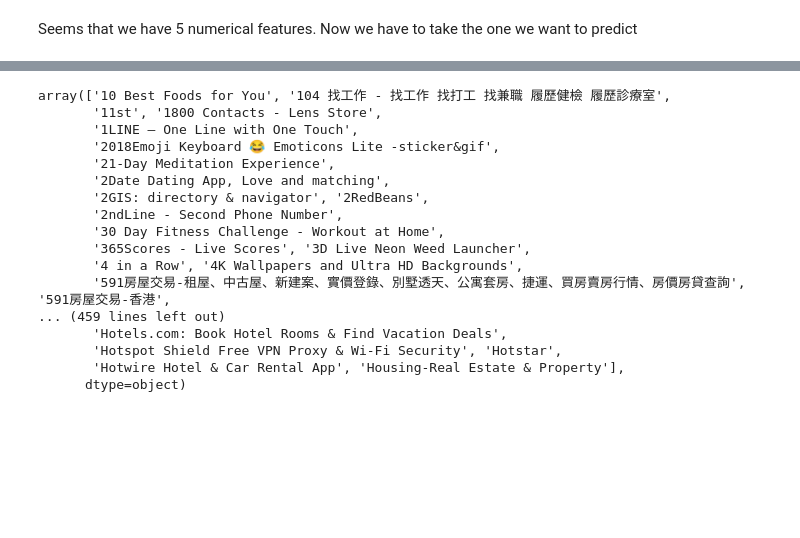
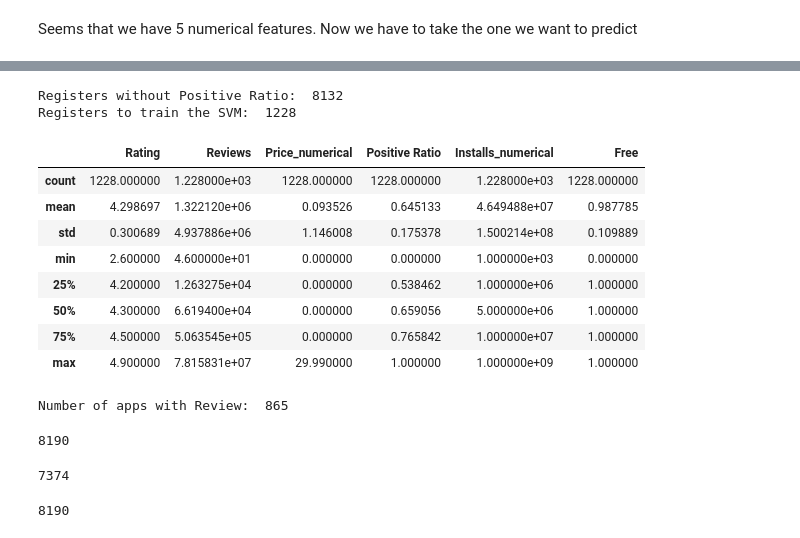
Before and after one commit to ironhack-datalabs/mad-oct-2018, a Jupyter notebook: module-3/lab-supervised-learning-feature-extraction/your-code/main.ipynb, the cells around one changed output, grey strips where cells are left out. Cells and saved outputs as stored; diff of their text form; code cells hidden in the pictures; blank space fills up the shorter version.

```diff
--- a/module-3/lab-supervised-learning-feature-extraction/your-code/main.ipynb
+++ b/module-3/lab-supervised-learning-feature-extraction/your-code/main.ipynb
@@ -696,20 +689,0 @@ display(google_work.head(3))
-# %%
-google_review['App'].unique()
-# %% [output]
-array(['10 Best Foods for You', '104 找工作 - 找工作 找打工 找兼職 履歷健檢 履歷診療室',
-       '11st', '1800 Contacts - Lens Store',
-       '1LINE – One Line with One Touch',
-       '2018Emoji Keyboard 😂 Emoticons Lite -sticker&gif',
-       '21-Day Meditation Experience',
-       '2Date Dating App, Love and matching',
-       '2GIS: directory & navigator', '2RedBeans',
-       '2ndLine - Second Phone Number',
-       '30 Day Fitness Challenge - Workout at Home',
-       '365Scores - Live Scores', '3D Live Neon Weed Launcher',
-       '4 in a Row', '4K Wallpapers and Ultra HD Backgrounds',
-       '591房屋交易-租屋、中古屋、新建案、實價登錄、別墅透天、公寓套房、捷運、買房賣房行情、房價房貸查詢', '591房屋交易-香港',
-... (459 lines left out)
-       'Hotels.com: Book Hotel Rooms & Find Vacation Deals',
-       'Hotspot Shield Free VPN Proxy & Wi-Fi Security', 'Hotstar',
-       'Hotwire Hotel & Car Rental App', 'Housing-Real Estate & Property'],
-      dtype=object)
@@ -715,0 +693,34 @@ array(['10 Best Foods for You', '104 找工作 - 找工作 找打工 找兼職
+# %%
+print('Registers without Positive Ratio: ',len(google_work_to_predict))
+print('Registers to train the SVM: ',len(google_work_to_train))
+# %% [output]
+Registers without Positive Ratio:  8132
+Registers to train the SVM:  1228
+# %%
+google_work_to_train.describe()
+# %% [output]
+|  | Rating | Reviews | Price_numerical | Positive Ratio | Installs_numerical | Free |
+| count | 1228.000000 | 1.228000e+03 | 1228.000000 | 1228.000000 | 1.228000e+03 | 1228.000000 |
+| mean | 4.298697 | 1.322120e+06 | 0.093526 | 0.645133 | 4.649488e+07 | 0.987785 |
+| std | 0.300689 | 4.937886e+06 | 1.146008 | 0.175378 | 1.500214e+08 | 0.109889 |
+| min | 2.600000 | 4.600000e+01 | 0.000000 | 0.000000 | 1.000000e+03 | 0.000000 |
+| 25% | 4.200000 | 1.263275e+04 | 0.000000 | 0.538462 | 1.000000e+06 | 1.000000 |
+| 50% | 4.300000 | 6.619400e+04 | 0.000000 | 0.659056 | 5.000000e+06 | 1.000000 |
+| 75% | 4.500000 | 5.063545e+05 | 0.000000 | 0.765842 | 1.000000e+07 | 1.000000 |
+| max | 4.900000 | 7.815831e+07 | 29.990000 | 1.000000 | 1.000000e+09 | 1.000000 |
+# %%
+print('Number of apps with Review: ',len(np.unique(google_review['App'])))
+# %% [output]
+Number of apps with Review:  865
+# %%
+len(np.unique(google_work_to_train['App']))+len(np.unique(google_work_to_predict['App']))
+# %% [output]
+8190
+# %%
+len(np.unique(google_work_to_predict['App']))
+# %% [output]
+7374
+# %%
+len(np.unique(google_work_temp['App']))
+# %% [output]
+8190
```
Also changed, not shown: parts of 20 cells of this notebook.
